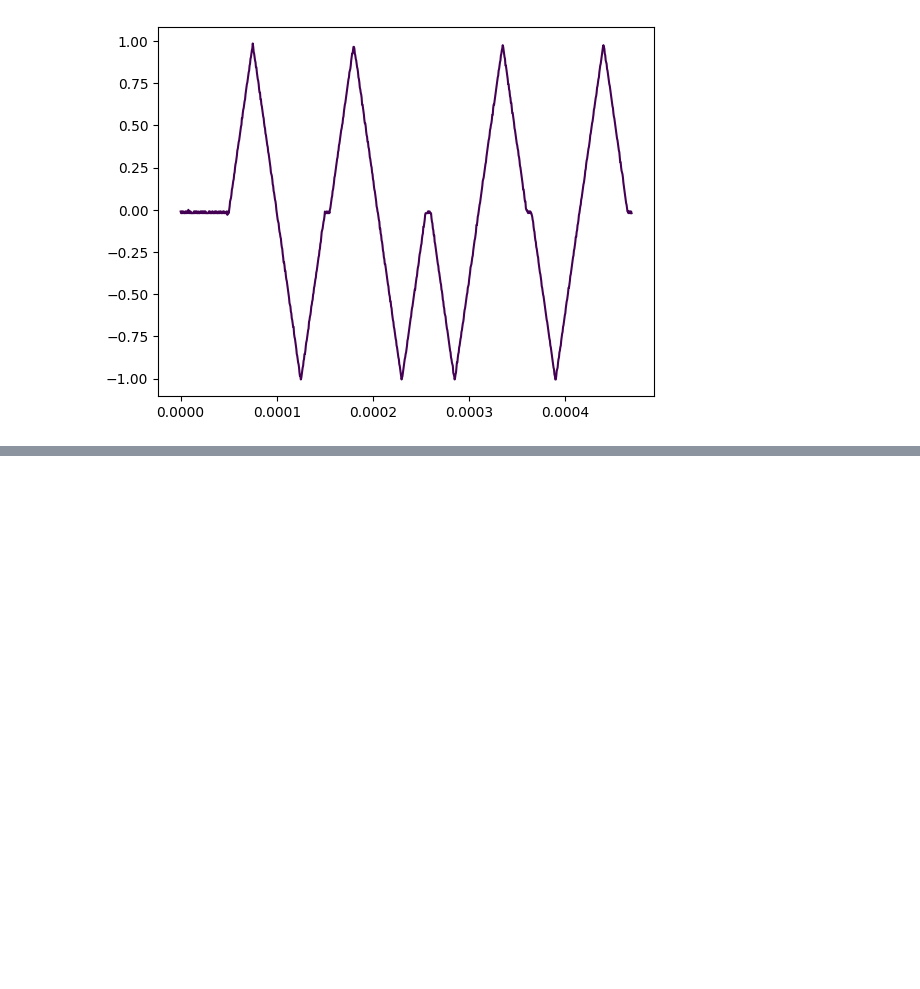
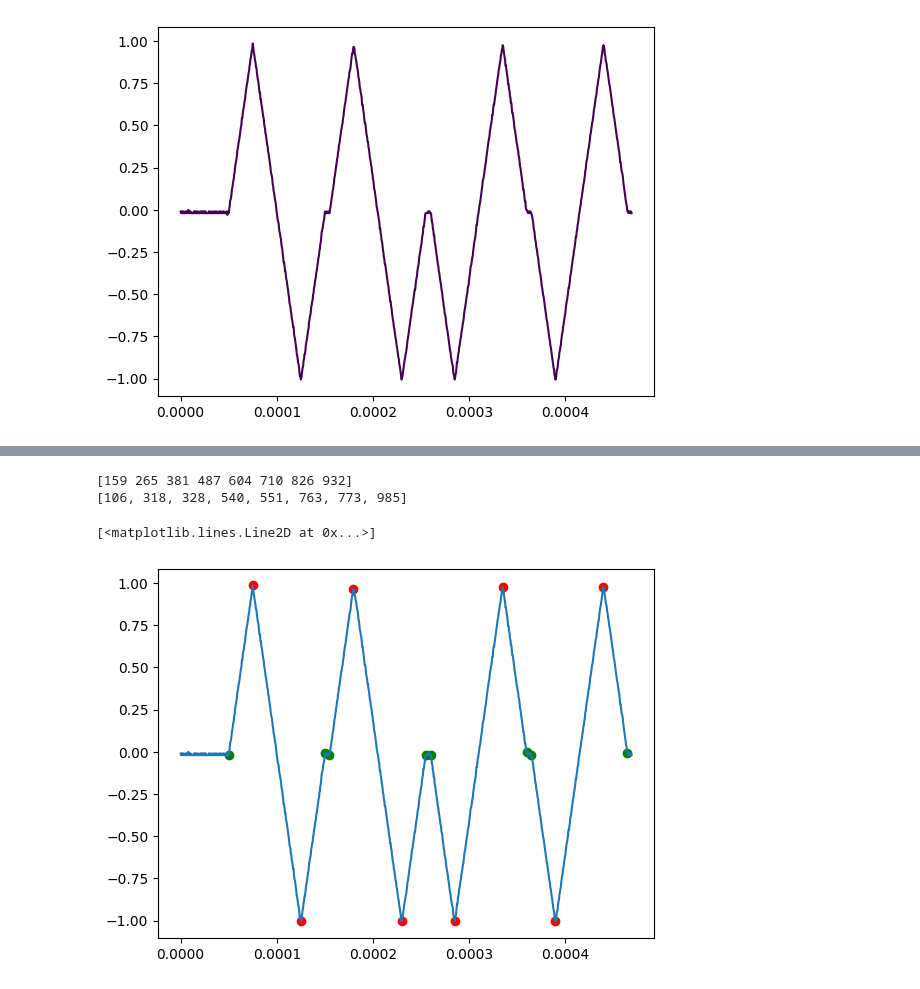
Before and after one commit to ElPsyKurisu/FE, a Jupyter notebook: analysis.ipynb, the cells around one changed output, grey strips where cells are left out. Saved outputs shown, nothing was run; the diff lists cells and outputs as text; code cells hidden in the pictures; blank space fills up the shorter version.

```diff
--- a/analysis.ipynb
+++ b/analysis.ipynb
@@ -116,7 +107,7 @@ def derivative(data_dict)->'dict':
     data_dict['wfm_int'] = wfm_int_smooth_norm
     return data_dict
 # %%
-wrong2 = data2.apply(derivative)
+wrong2 = wrong.apply(derivative)
 # %%
 wrong2.plot(x='time_v', y='wfm_int')
 # %% [output]
@@ -133,9 +120,13 @@ NEW METHOD, USE FINDPEAKS AND FINDTROUGHS (FIND PEAKS OF INVERTED DATASET) AND T
 # %%
 def find_peaks_troughs_index(data_dict)->'dict':
     arr = data_dict['wfm_v']
-    peaks, _ = find_peaks(arr)
-    results_full = peak_widths(arr, peaks, rel_height=1)
-    data_dict['results_full'] = results_full
+    arr_normalized = 2 * ((arr - np.min(arr)) / (np.max(arr) - np.min(arr))) - 1
+    peaks, _ = find_peaks(arr_normalized, height=0.8)
+    troughs, _ = find_peaks(-1*arr_normalized, height=0.8)
+    all_peaks = np.concatenate((peaks, troughs), axis=0)
+    #results_full = peak_widths(arr_normalized, peaks, rel_height=1)
+    #data_dict['results_full'] = results_full
+    data_dict['peaks'] = np.sort(all_peaks)
     return data_dict
 # %%
-wrong3 = data2.apply(find_peaks_troughs_index)
+wrong3 = wrong2.apply(find_peaks_troughs_index)
@@ -166,0 +174,25 @@ array([ 3.00000000e+00,  2.00000000e+00,  2.00000000e+00,  3.00000000e+00,
+# %%
+x = wrong3['peaks']
+print(x)
+green_points = []
+counter = 0
+while counter <(len(x)):
+    half_pulse_len = x[counter+1] - x[counter]
+    quarter_pulse_len = half_pulse_len/2
+    start_of_pulse = x[counter] - quarter_pulse_len
+    end_of_pulse = x[counter+1] + quarter_pulse_len
+    green_points.append(int(start_of_pulse))
+    green_points.append(int(end_of_pulse))
+    counter +=2
+print(green_points)
+#witdthss = wrong3['results_full']
+#widthsfixed = (np.array([109.5, 222. , 222. , 108. ]), np.array([-0.02020202, -1.        , -1.        , -0.01010101]), np.array([103., 265., 604., 879.]), np.array([212.5, 487. , 826. , 987. ]))
+plt.scatter(wrong3['time_v'][x], wrong3['wfm_v'][x], color='red') #need to use a hieght
+#plt.hlines(*widthsfixed[1:], color='C2')
+plt.scatter(wrong3['time_v'][green_points], wrong3['wfm_v'][green_points], color='green')
+plt.plot(wrong3['time_v'], wrong3['wfm_v'])
+# %% [output]
+[159 265 381 487 604 710 826 932]
+[106, 318, 328, 540, 551, 763, 773, 985]
+[<matplotlib.lines.Line2D at 0x...>]
+[figure, added]
```
Also changed, not shown: parts of 16 cells of this notebook.
